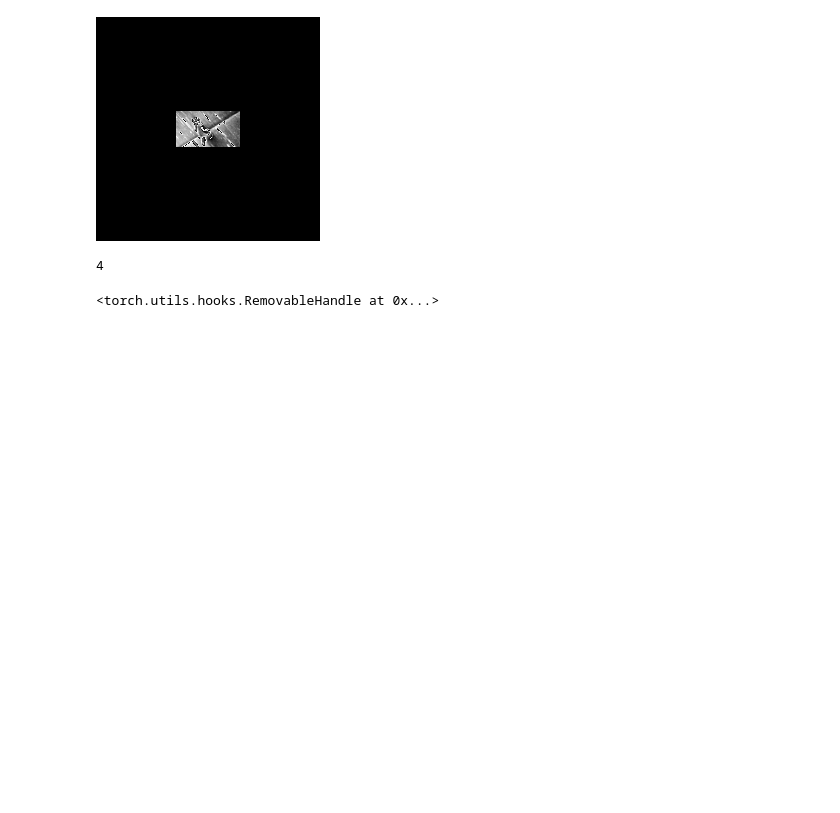
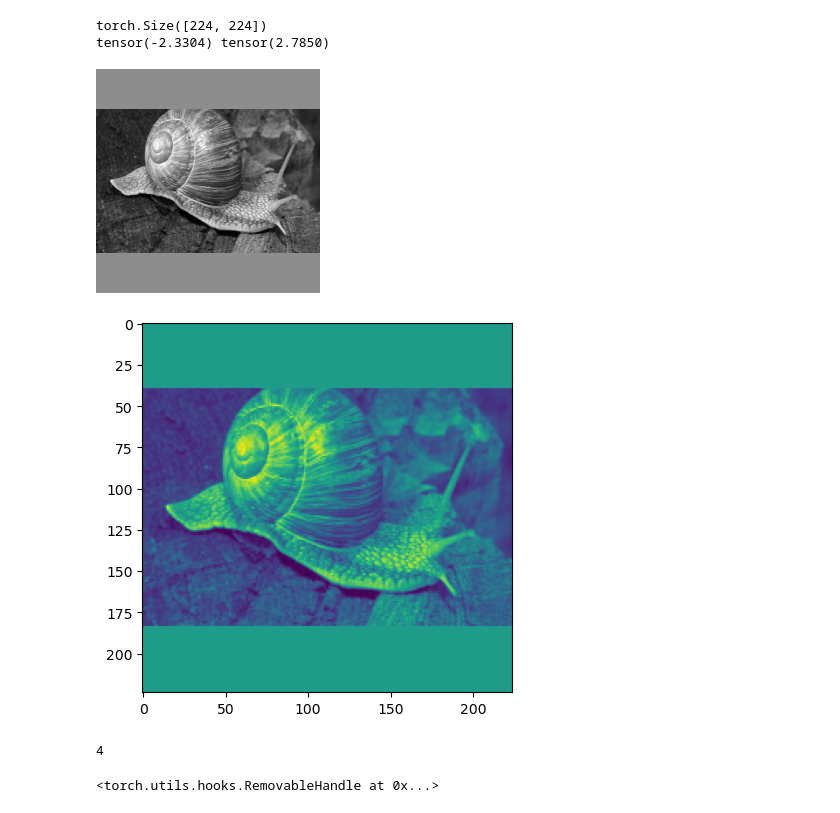
Before and after one commit to Johnny1188/meicoder, a Jupyter notebook: csng/brainreader_mouse/imagenet.ipynb, the cells around one changed output. Drawn from its saved outputs; the diff is of its cells as text; code cells hidden in the pictures; blank space fills up the shorter version.

```diff
--- a/csng/brainreader_mouse/imagenet.ipynb
+++ b/csng/brainreader_mouse/imagenet.ipynb
@@ -30,7 +30,7 @@ config["data"]["brainreader_mouse"] = {
     "batch_size": 128,
     "sessions": list(range(1, 23)),
     # "sessions": [6],
-    # "resize_stim_to": (36, 64),
+    "resize_stim_to": (144, 224),
     "normalize_stim": True,
     "normalize_resp": False,
     "div_resp_by_std": True,
@@ -44,8 +44,12 @@ data_loader = get_brainreader_mouse_dataloaders(config['data']['brainreader_mous
 dl = data_loader["train"]
 print("Batches: ", len(dl))
 batch = next(dl)
+data = batch[0]
 print("Batch length: ", len(batch))
-print(batch[0].keys())
+print(data.keys())
+for k in ['stim', 'resp',]:
+# for k in ['stim', 'resp', 'neuron_coords']:
+    print(f"{k}: {data[k].shape}")
 # %% [output]
 Batches:  792
 Batch length:  1
@@ -76,7 +82,8 @@ resp = data['resp']
 for key in ['stim', 'resp']:
     print(f"{key}: ", data[key].shape)
 
-padded_image = torch.zeros(stim.shape[0], 3, 224, 224)
+padded_image = torch.full((stim.shape[0], 3, 224, 224), .5)
+
 
 final_size = 224
 h,w = stim.shape[2:]
@@ -110,8 +119,19 @@ tensor([[1.2993e-04, 2.3739e-04, 6.3193e-05,  ..., 1.0322e-04, 1.4568e-04,
-# %%
-[torchvision.transforms.functional.to_pil_image(padded_image[i, ...]) for i in range(3)]
-torchvision.transforms.functional.to_pil_image(padded_image[87, ...])
-# %% [output]
-[figure, removed]
+# %%
+import matplotlib.pyplot as plt
+img = padded_image[0, 0, ...]
+print(img.shape)
+# range of values
+print(img.min(), img.max())
+# convert to 0-1
+img = (img - img.min()) / (img.max() - img.min())
+
+plt.imshow(img)
+torchvision.transforms.functional.to_pil_image(img)
+# %% [output]
+torch.Size([224, 224])
+tensor(-2.3304) tensor(2.7850)
+[figure, added]
+[figure, added]
 # %%
 len(resnet50.layers)
 # %% [output]
```
Also changed, not shown: parts of 3 cells of this notebook, 3 other files.
